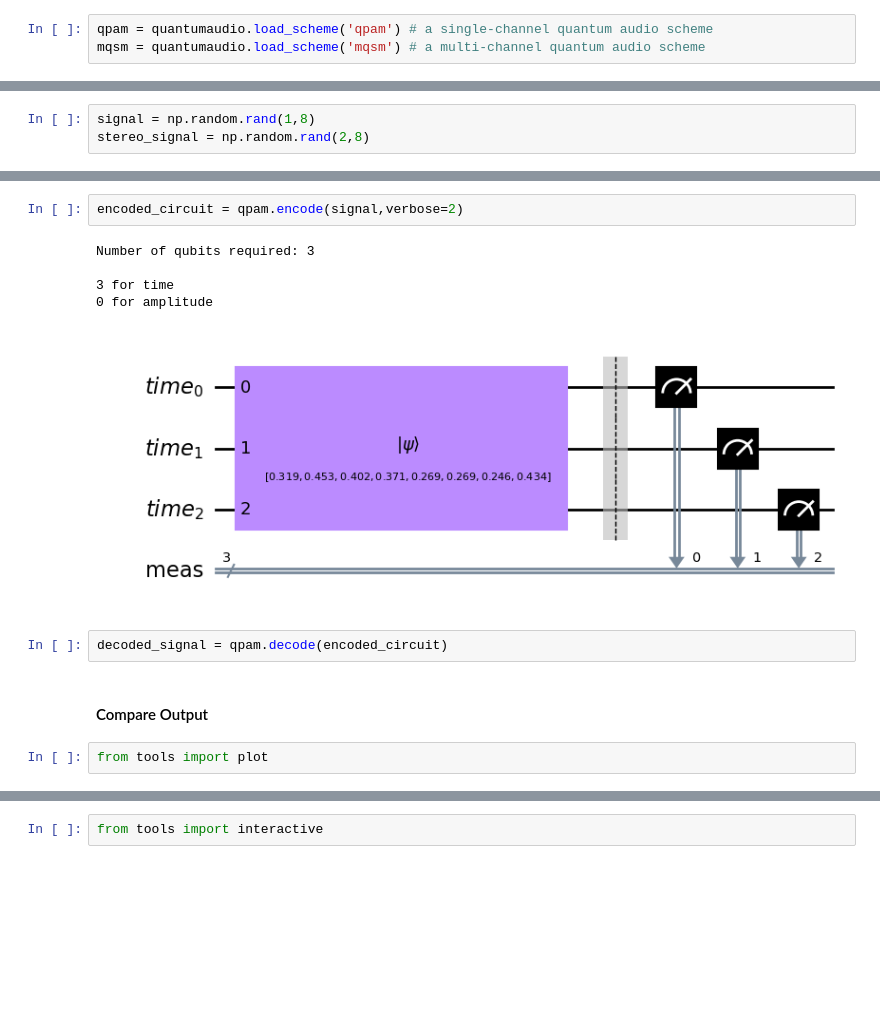
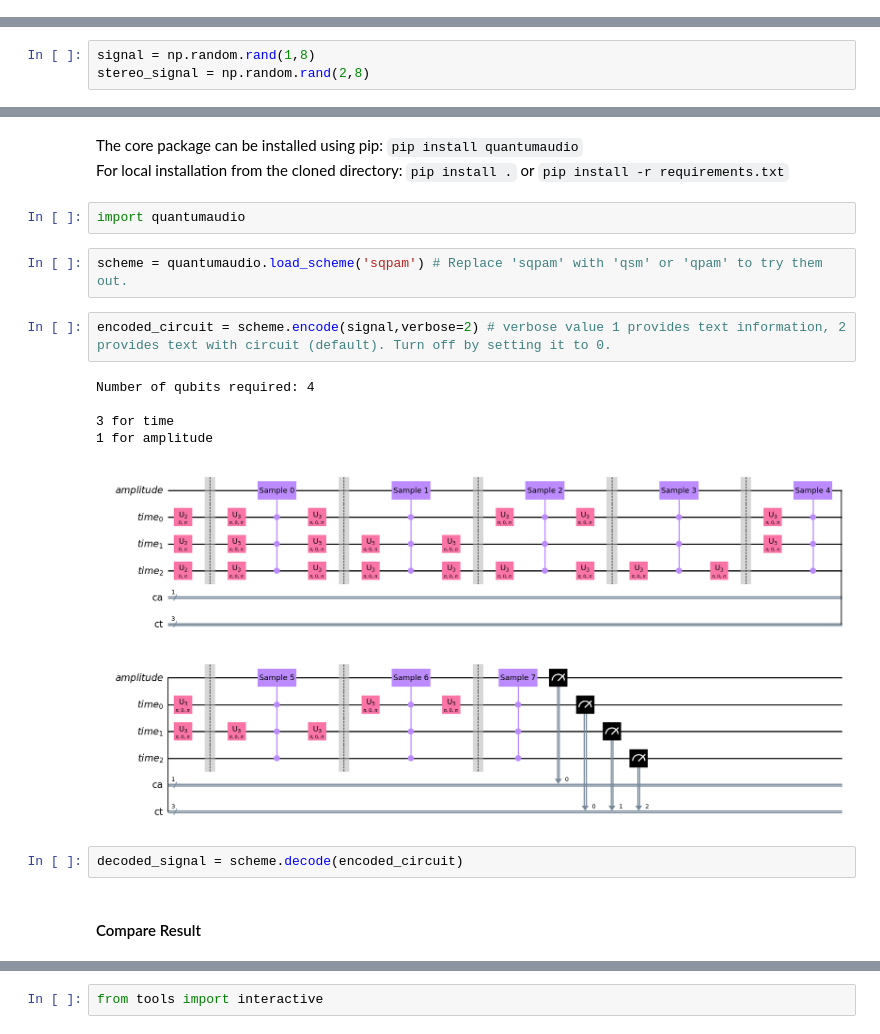
Before and after one commit to moth-quantum/quantum-audio, a Jupyter notebook: Demo.ipynb, the cells around one changed output, grey strips where cells are left out. Cells and saved outputs as stored; diff of their text form; blank space fills up the shorter version.

````diff
--- a/Demo.ipynb
+++ b/Demo.ipynb
@@ -9,3 +2,0 @@ import quantumaudio
-# %%
-qpam = quantumaudio.load_scheme('qpam') # a single-channel quantum audio scheme
-mqsm = quantumaudio.load_scheme('mqsm') # a multi-channel quantum audio scheme
@@ -24,15 +76,21 @@ stereo_signal = np.random.rand(2,8)
+# %% [markdown]
+The core package can be installed using pip: ```pip install quantumaudio``` <br>
+For local installation from the cloned directory:
+```pip install .``` or ```pip install -r requirements.txt```
+# %%
+import quantumaudio
+# %%
+scheme = quantumaudio.load_scheme('sqpam') # Replace 'sqpam' with 'qsm' or 'qpam' to try them out.
 # %%
-encoded_circuit = qpam.encode(signal,verbose=2)
+encoded_circuit = scheme.encode(signal,verbose=2) # verbose value 1 provides text information, 2 provides text with circuit (default). Turn off by setting it to 0.
 # %% [output]
-Number of qubits required: 3
+Number of qubits required: 4
 
 3 for time
-0 for amplitude
+1 for amplitude
-[figure, old version]
+[figure, new version]
 # %%
-decoded_signal = qpam.decode(encoded_circuit)
+decoded_signal = scheme.decode(encoded_circuit)
 # %% [markdown]
-#### Compare Output
+#### Compare Result
-# %%
-from tools import plot
 # %%
````
Also changed, not shown: parts of 42 cells of this notebook.
